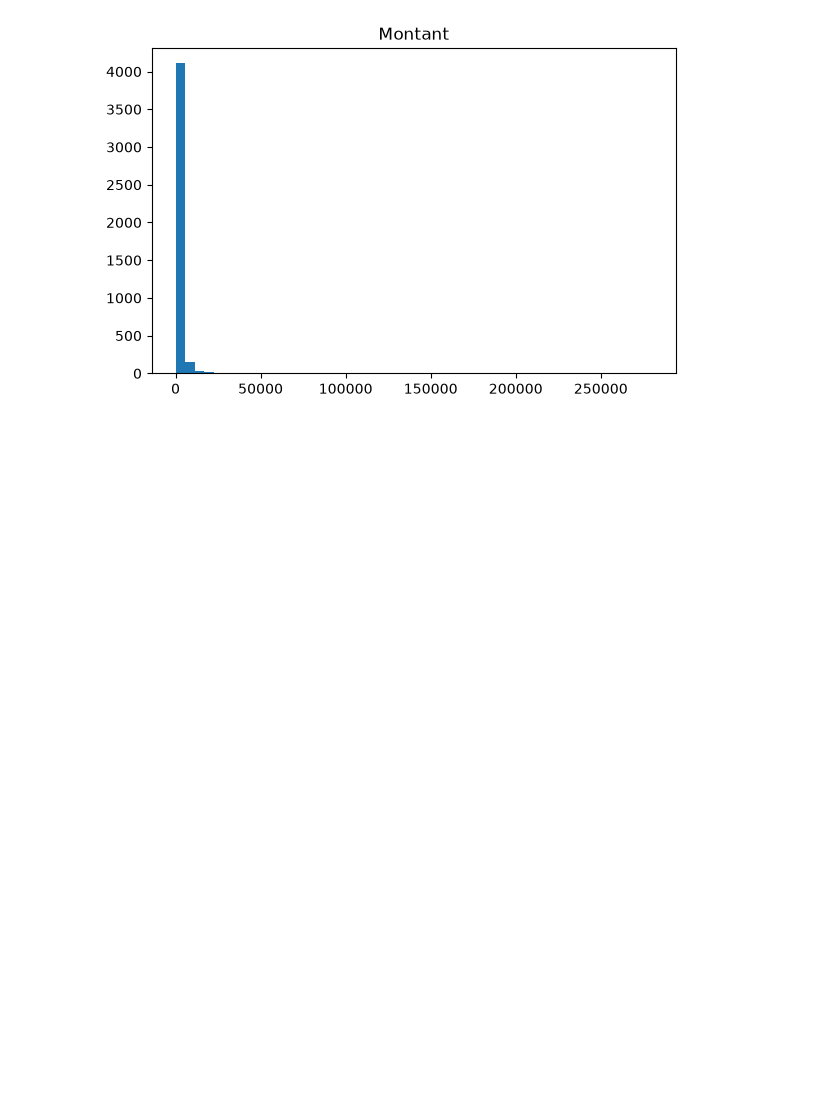
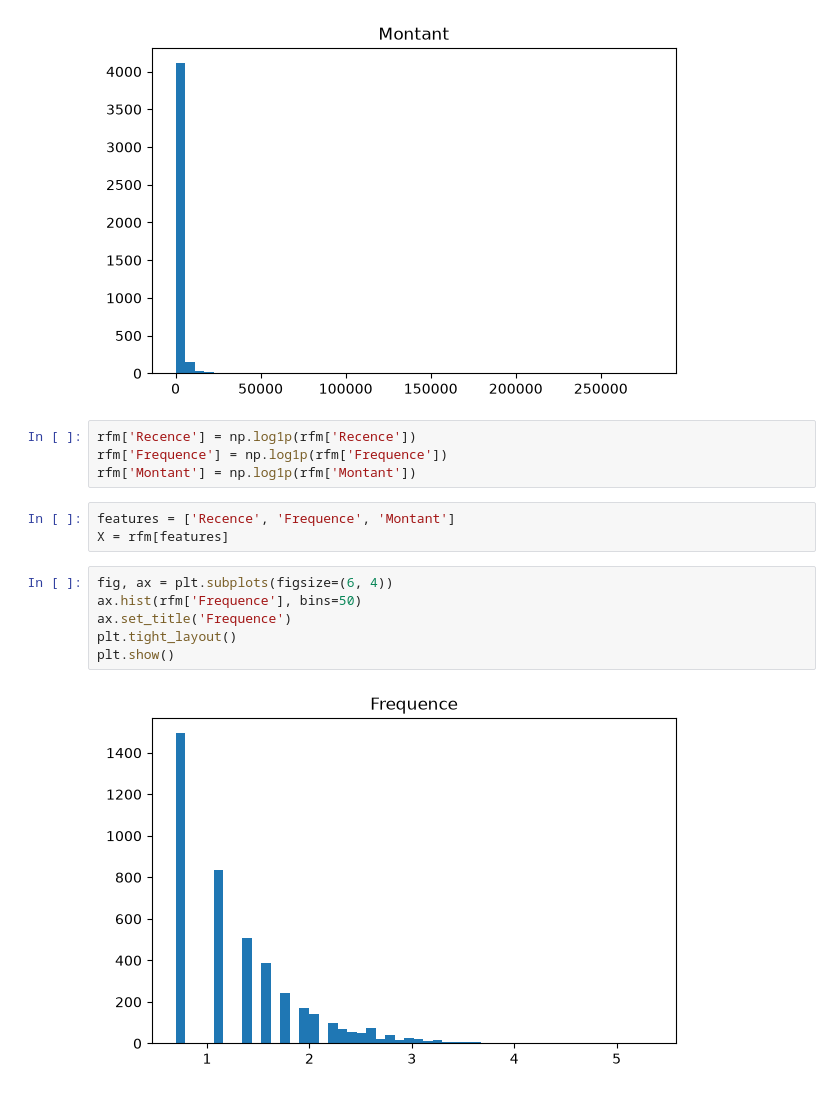
Before and after one commit to Oumohgh/ClientIQ, a Jupyter notebook: Notebook.ipynb, the cells around one changed output. Drawn from its saved outputs; the diff is of its cells as text; blank space fills up the shorter version.

```diff
--- a/Notebook.ipynb
+++ b/Notebook.ipynb
@@ -295,3 +292,18 @@ plt.tight_layout()
 plt.show()
 # %% [output]
 [figure]
+# %%
+rfm['Recence'] = np.log1p(rfm['Recence'])
+rfm['Frequence'] = np.log1p(rfm['Frequence'])
+rfm['Montant'] = np.log1p(rfm['Montant'])
+# %%
+features = ['Recence', 'Frequence', 'Montant']
+X = rfm[features]
+# %%
+fig, ax = plt.subplots(figsize=(6, 4))
+ax.hist(rfm['Frequence'], bins=50)
+ax.set_title('Frequence')
+plt.tight_layout()
+plt.show()
+# %% [output]
+[figure, added]
```
Also changed, not shown: parts of 5 cells of this notebook.
